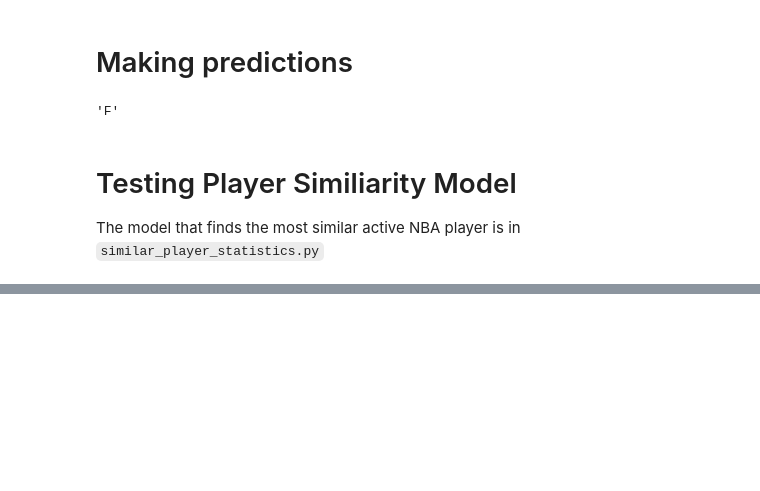
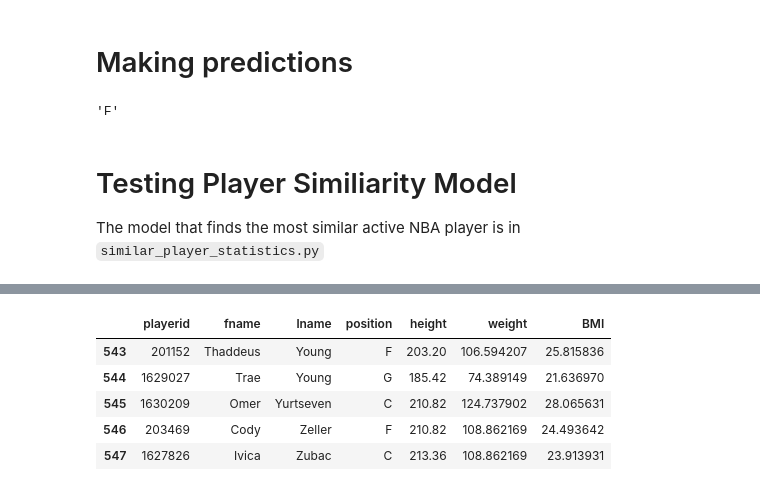
Before and after one commit to danielliu2707/positionn, a Jupyter notebook: player_statistics.ipynb, the cells around one changed output, grey strips where cells are left out. Cells and saved outputs as stored; diff of their text form; code cells hidden in the pictures; blank space fills up the shorter version.

```diff
--- a/player_statistics.ipynb
+++ b/player_statistics.ipynb
@@ -249,0 +264,9 @@ The model that finds the most similar active NBA player is in `similar_player_st
+# %%
+active_players_processed.tail()
+# %% [output]
+|  | playerid | fname | lname | position | height | weight | BMI |
+| 543 | 201152 | Thaddeus | Young | F | 203.20 | 106.594207 | 25.815836 |
+| 544 | 1629027 | Trae | Young | G | 185.42 | 74.389149 | 21.636970 |
+| 545 | 1630209 | Omer | Yurtseven | C | 210.82 | 124.737902 | 28.065631 |
+| 546 | 203469 | Cody | Zeller | F | 210.82 | 108.862169 | 24.493642 |
+| 547 | 1627826 | Ivica | Zubac | C | 213.36 | 108.862169 | 23.913931 |
```
Also changed, not shown: parts of 12 cells of this notebook, 7 other files.
